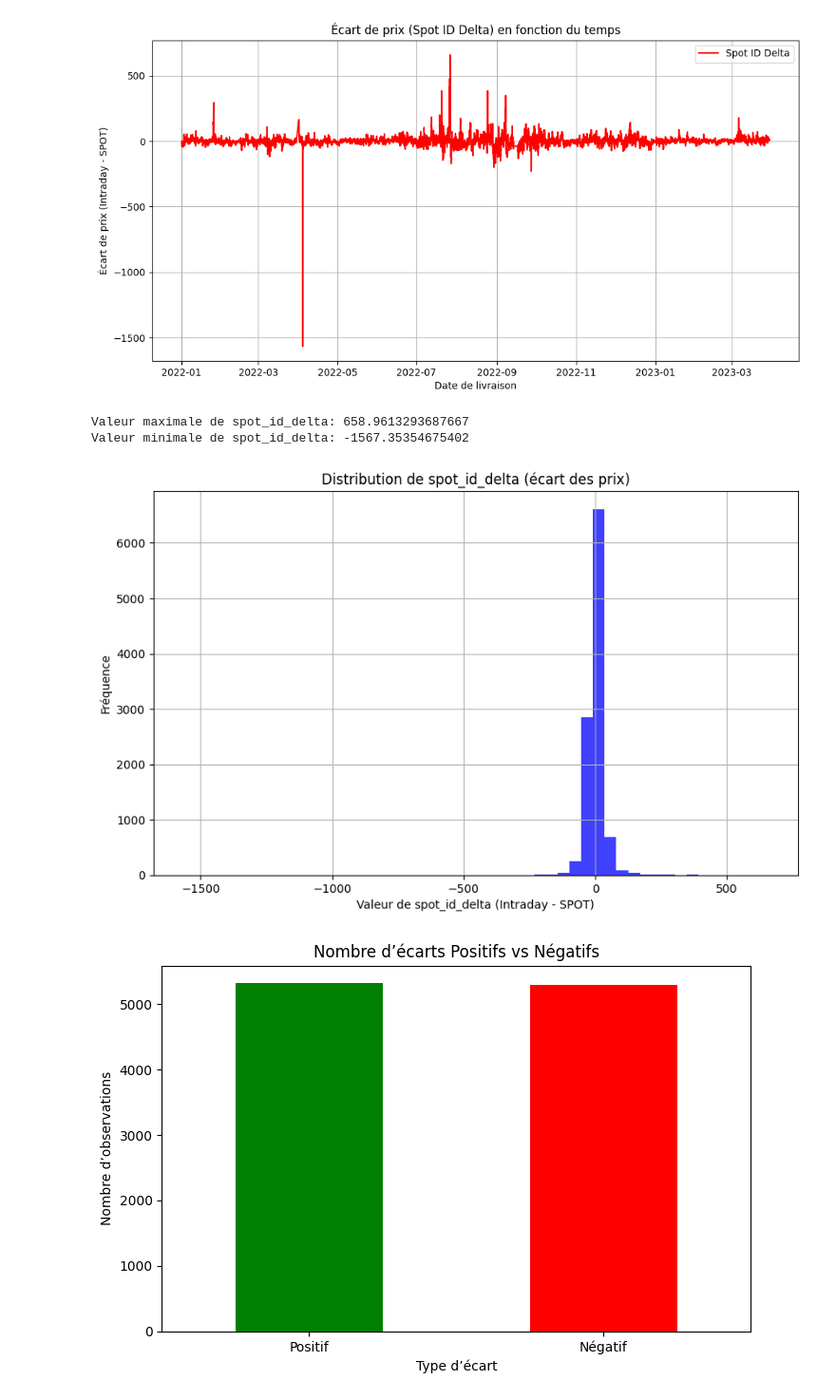
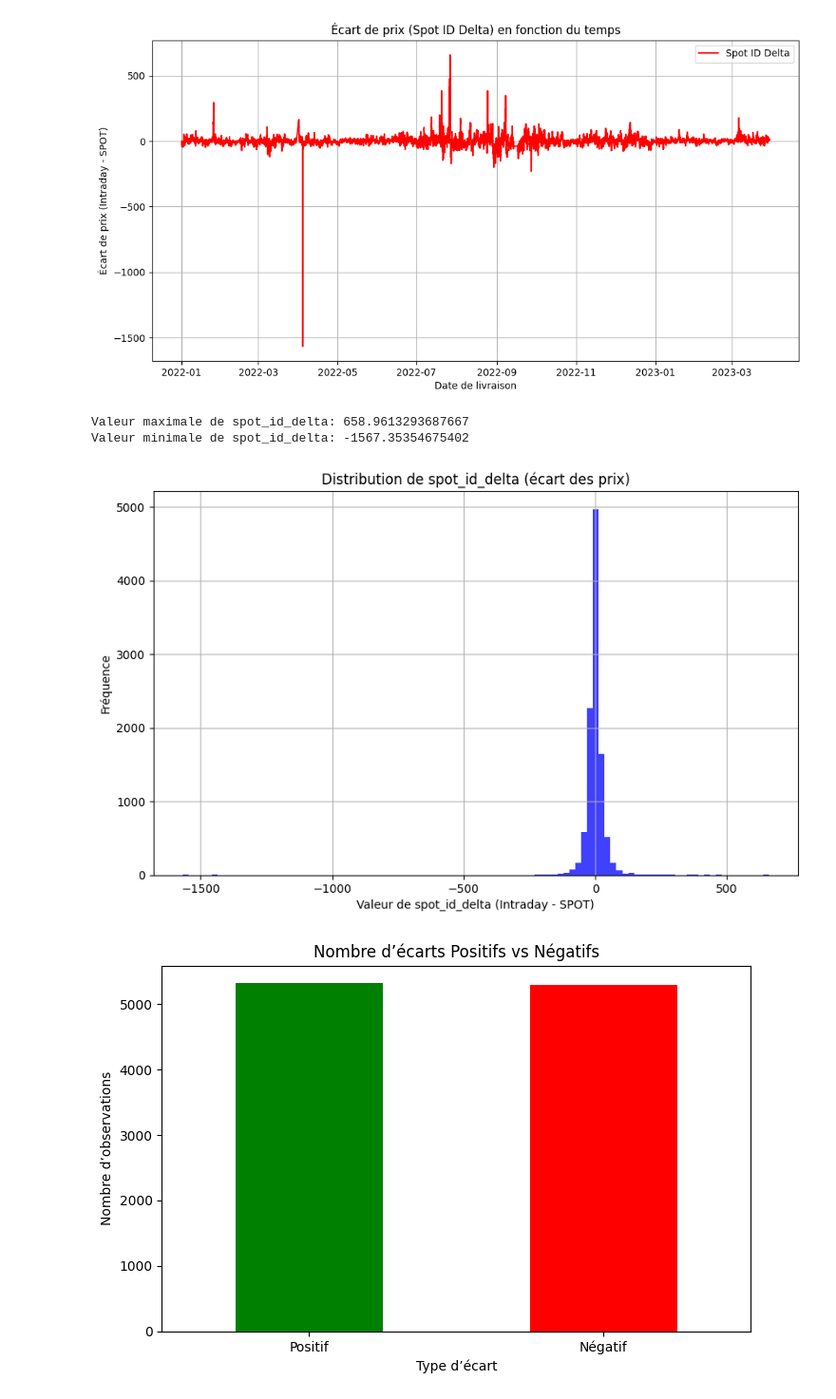
Before and after one commit to cyprien44/Projet_ML_electricity, a Jupyter notebook: Projet_ML.ipynb, the cells around one changed output. Shown at 95% size. Saved outputs shown, nothing was run; the diff lists cells and outputs as text; code cells hidden in the pictures.

```diff
--- a/Projet_ML.ipynb
+++ b/Projet_ML.ipynb
@@ -77,23 +85,23 @@ plt.show()
 # %%
 # Affichage de la valeur maximale dans y_train pour la colonne 'spot_id_delta'
 print("Valeur maximale de spot_id_delta:", y_train['spot_id_delta'].max())
 
 # Affichage de la valeur minimale dans y_train pour la colonne 'spot_id_delta'
 print("Valeur minimale de spot_id_delta:", y_train['spot_id_delta'].min())
 
 
 # Histogramme de spot_id_delta
 plt.figure(figsize=(10, 6))
-plt.hist(y_train['spot_id_delta'].dropna(), bins=50, alpha=0.75, color='blue')
+plt.hist(y_train['spot_id_delta'].dropna(), bins=100, alpha=0.75, color='blue')
 plt.title('Distribution de spot_id_delta (écart des prix)')
 plt.xlabel('Valeur de spot_id_delta (Intraday - SPOT)')
 plt.ylabel('Fréquence')
 plt.grid(True)
 plt.show()
 # %% [output]
 Valeur maximale de spot_id_delta: 658.9613293687667
 Valeur minimale de spot_id_delta: -1567.35354675402
-[figure, old version]
+[figure, new version]
 # %%
 # Création d'une nouvelle colonne pour catégoriser les écarts comme 'Positif' ou 'Négatif'
 y_train['Écart Type'] = y_train['spot_id_delta'].apply(lambda x: 'Positif' if x > 0 else 'Négatif')
```
Also changed, not shown: parts of 7 cells of this notebook.
